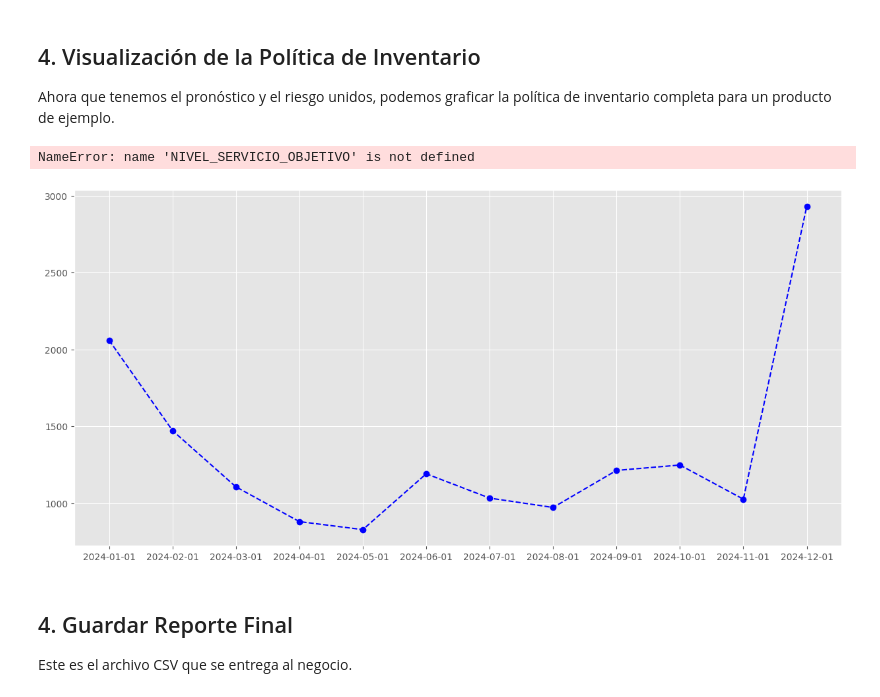
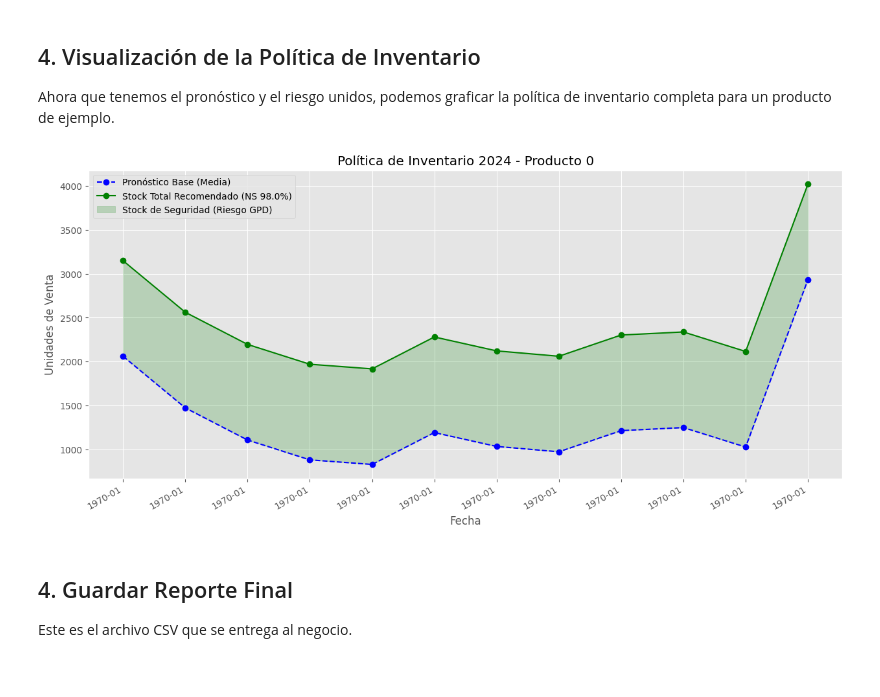
Before and after one commit to lugerlakes/agricultural_demand_forecast, a Jupyter notebook: notebooks/04-generar_reporte_final.ipynb, the cells around one changed output. Drawn from its saved outputs; the diff is of its cells as text; code cells hidden in the pictures.

Commit message:
notebook4_updated

```diff
--- a/notebooks/04-generar_reporte_final.ipynb
+++ b/notebooks/04-generar_reporte_final.ipynb
@@ -130,7 +130,10 @@ import matplotlib.pyplot as plt
 
 # --- Elige un producto para graficar ---
 PRODUCT_ID_TO_PLOT = 0 # Puedes cambiar este número (ej. 0, 1, 42, etc.)
-# ----------------------------------------
+
+# --- Define el Nivel de Servicio (debe ser el mismo que usaste en el notebook 02) ---
+NIVEL_SERVICIO_OBJETIVO = 0.98
+# ---------------------------------------------------------------------------------
 
 # Filtrar el DataFrame final para ese producto
 df_plot = df_final[df_final['prod_id'] == PRODUCT_ID_TO_PLOT]
@@ -153,36 +156,35 @@ else:
     # 2. El stock total recomendado (Pronóstico + Stock de Seguridad)
     plt.plot(
         df_plot['fecha'],
         df_plot['stock_total_recomendado'],
-        label=f'Stock Total Recomendado (NS {NIVEL_SERVICIO_OBJETIVO*100}%)', # Asumiendo que definiste NIVEL_SERVICIO_OBJETIVO
+        label=f'Stock Total Recomendado (NS {NIVEL_SERVICIO_OBJETIVO*100}%)', # <-- Ahora sí funciona
         color='green',
         marker='o'
     )
 
     # 3. El área sombreada que representa el Stock de Seguridad
     plt.fill_between(
         df_plot['fecha'],
         df_plot['prediccion_ventas'],
         df_plot['stock_total_recomendado'],
         color='green',
         alpha=0.2,
         label='Stock de Seguridad (Riesgo GPD)'
     )
 
     plt.title(f'Política de Inventario 2024 - Producto {PRODUCT_ID_TO_PLOT}')
     plt.ylabel('Unidades de Venta')
     plt.xlabel('Fecha')
     plt.legend()
     plt.grid(True)
 
     # Formatear el eje X para mostrar bien las fechas
     plt.gca().xaxis.set_major_formatter(plt.matplotlib.dates.DateFormatter('%Y-%m'))
     plt.gcf().autofmt_xdate() # Rotar fechas
 
     plt.show()
 # %% [output]
-NameError: name 'NIVEL_SERVICIO_OBJETIVO' is not defined
-[figure, old version]
+[figure, new version]
 # %% [markdown]
 ## 4. Guardar Reporte Final
 
```
